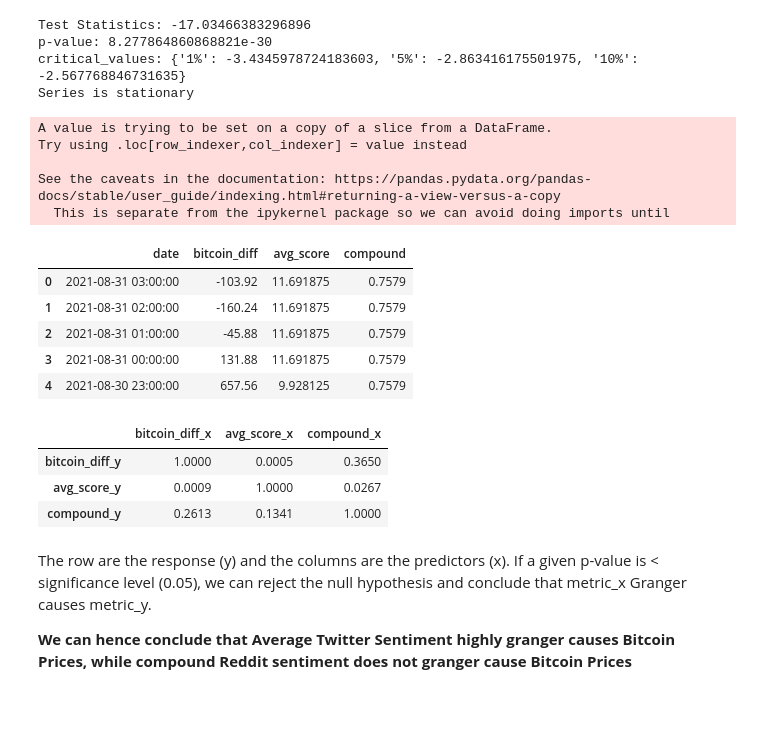
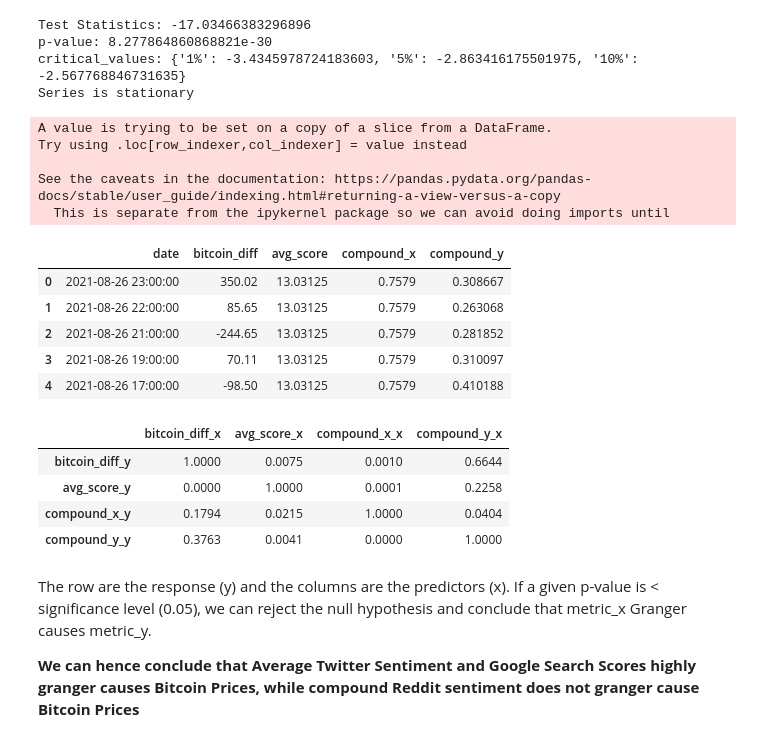
Before and after one commit to aashka-trivedi/cryptocurrency-and-public-sentiment, a Jupyter notebook: code/modelling/GrangerCausality.ipynb, the cells around one changed output. Cells and saved outputs as stored; diff of their text form; code cells hidden in the pictures; blank space fills up the shorter version.

```diff
--- a/code/modelling/GrangerCausality.ipynb
+++ b/code/modelling/GrangerCausality.ipynb
@@ -414,4 +414,7 @@ def plot_hourly_bitcoin_diff(data,col,bitcoin,name):
   ax2.set_ylabel(name,color="cadetblue",fontsize=14)
   ax.set_xticklabels([])
   plt.show()
+# %%
+bitcoin = pd.read_csv('bitcoin_hourly.csv', sep=',', index_col=None)
+twitter = pd.read_csv('twitterSentiment_hourly.csv', sep=',', index_col=None)
 # %%
@@ -429,0 +441,4 @@ bitcoin.head()
+# %%
+twitter = twitter.iloc[:1980,:]
+twitter = twitter.rename(columns = {'Hour': 'date'})
+twitter.tail()
@@ -542,33 +579,37 @@ Test Statistics: -17.03466383296896
 p-value: 8.277864860868821e-30
 critical_values: {'1%': -3.4345978724183603, '5%': -2.863416175501975, '10%': -2.567768846731635}
 Series is stationary
+# %%
+reddit['compound'] = reddit['compound'].diff().dropna()
 # %%
 #Create Merge granger causality dataframe
 granger_df = bitcoin[['date']]
 granger_df['bitcoin_diff'] = bitcoin['open'].diff()
 granger_df = granger_df.merge(google[['date','avg_score']], on='date')
+granger_df = granger_df.merge(twitter[['date','compound']], on='date')
 granger_df = granger_df.merge(reddit[['date','compound']], on='date')
 granger_df.head()
 # %% [output]
 A value is trying to be set on a copy of a slice from a DataFrame.
 Try using .loc[row_indexer,col_indexer] = value instead
 
 See the caveats in the documentation: https://pandas.pydata.org/pandas-docs/stable/user_guide/indexing.html#returning-a-view-versus-a-copy
   This is separate from the ipykernel package so we can avoid doing imports until
-|  | date | bitcoin_diff | avg_score | compound |
-| 0 | 2021-08-31 03:00:00 | -103.92 | 11.691875 | 0.7579 |
-| 1 | 2021-08-31 02:00:00 | -160.24 | 11.691875 | 0.7579 |
-| 2 | 2021-08-31 01:00:00 | -45.88 | 11.691875 | 0.7579 |
-| 3 | 2021-08-31 00:00:00 | 131.88 | 11.691875 | 0.7579 |
-| 4 | 2021-08-30 23:00:00 | 657.56 | 9.928125 | 0.7579 |
+|  | date | bitcoin_diff | avg_score | compound_x | compound_y |
+| 0 | 2021-08-26 23:00:00 | 350.02 | 13.03125 | 0.7579 | 0.308667 |
+| 1 | 2021-08-26 22:00:00 | 85.65 | 13.03125 | 0.7579 | 0.263068 |
+| 2 | 2021-08-26 21:00:00 | -244.65 | 13.03125 | 0.7579 | 0.281852 |
+| 3 | 2021-08-26 19:00:00 | 70.11 | 13.03125 | 0.7579 | 0.310097 |
+| 4 | 2021-08-26 17:00:00 | -98.50 | 13.03125 | 0.7579 | 0.410188 |
 # %%
 grangers_causation_matrix(granger_df, variables = granger_df.columns[1:])
 # %% [output]
-|  | bitcoin_diff_x | avg_score_x | compound_x |
-| bitcoin_diff_y | 1.0000 | 0.0005 | 0.3650 |
-| avg_score_y | 0.0009 | 1.0000 | 0.0267 |
-| compound_y | 0.2613 | 0.1341 | 1.0000 |
+|  | bitcoin_diff_x | avg_score_x | compound_x_x | compound_y_x |
+| bitcoin_diff_y | 1.0000 | 0.0075 | 0.0010 | 0.6644 |
+| avg_score_y | 0.0000 | 1.0000 | 0.0001 | 0.2258 |
+| compound_x_y | 0.1794 | 0.0215 | 1.0000 | 0.0404 |
+| compound_y_y | 0.3763 | 0.0041 | 0.0000 | 1.0000 |
 # %% [markdown]
 The row are the response (y) and the columns are the predictors (x). If a given p-value is < significance level (0.05), we can reject the null hypothesis and conclude that metric_x Granger causes metric_y.
 
-**We can hence conclude that Average Twitter Sentiment highly granger causes Bitcoin Prices, while compound Reddit sentiment does not granger cause Bitcoin Prices**
+**We can hence conclude that Average Twitter Sentiment and Google Search Scores highly granger causes Bitcoin Prices, while compound Reddit sentiment does not granger cause Bitcoin Prices**
```
Also changed, not shown: parts of 6 cells of this notebook, 2 other files.
